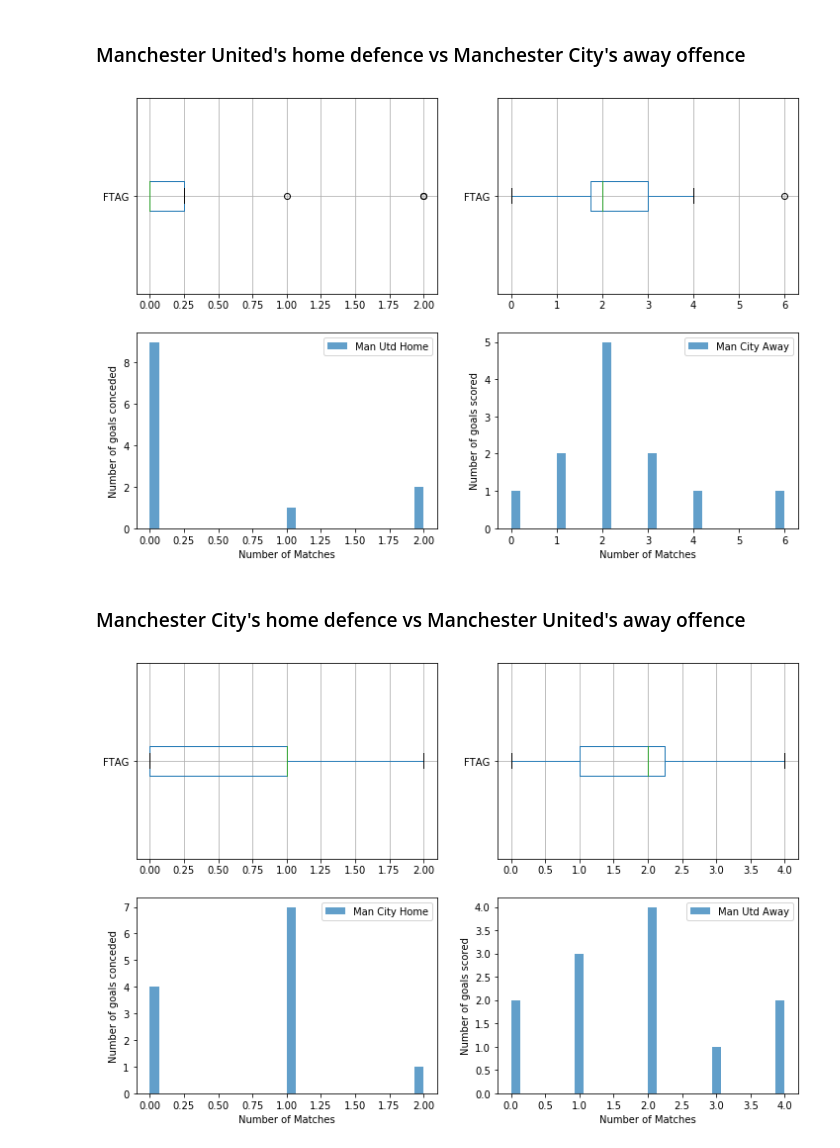
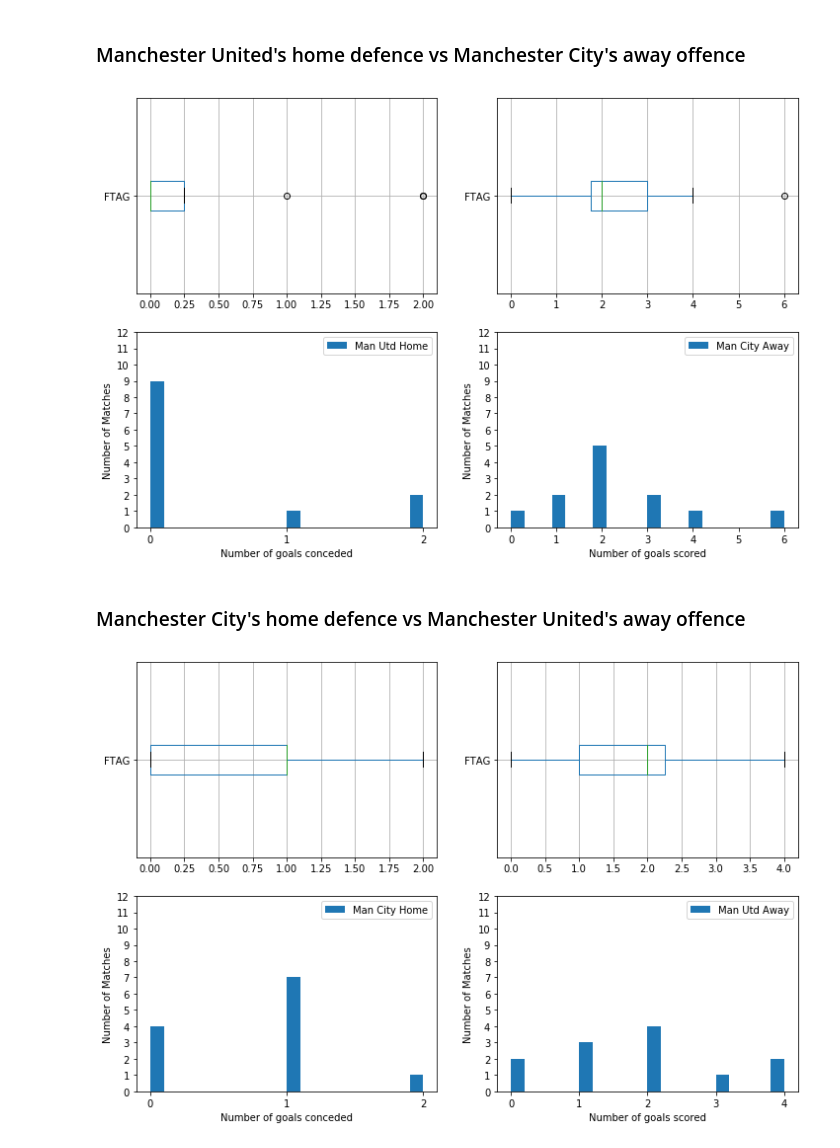
Before and after one commit to redrails/CO3093, a Jupyter notebook: CW1/CW1_mic7/Question_1_mic7.ipynb, the cells around one changed output. Cells and saved outputs as stored; diff of their text form; code cells hidden in the pictures.

```diff
--- a/CW1/CW1_mic7/Question_1_mic7.ipynb
+++ b/CW1/CW1_mic7/Question_1_mic7.ipynb
@@ -146,10 +147,13 @@ def plotstats(stat):
         i.df.boxplot(i.col, vert=False)
         plt.subplot(i.plots[1])
         temp = i.df[i.col].as_matrix()
-        plt.hist(temp, bins=30, alpha=0.7, label=i.glabel)
+        plt.hist(temp, bins=20, alpha=1, label=i.glabel)
         plt.xlabel(i.xlabel)
         plt.ylabel(i.ylabel)
         plt.legend()
+        plt.xticks(np.arange(min(temp), max(temp)+1, 1.0))
+        plt.yticks(np.arange(0, len(temp)+1, 1.0))
+
     plt.show()
 # %% [markdown]
 We can create a simple object to use with the above function because it gives us a dynamic way of displaying information for different teams.
@@ -168,17 +172,17 @@ We can then plot these teams and see how the data looks like. This will help ans
 ### Manchester United's home defence vs Manchester City's away offence
 # %%
 obj = []
-obj.append(PlotObject(teams["ManUnitedHome"], "FTAG", "Man Utd Home", "Number of Matches", "Number of goals conceded", [221,223]))
-obj.append(PlotObject(teams["ManCityAway"], "FTAG", "Man City Away", "Number of Matches", "Number of goals scored", [222,224]))
+obj.append(PlotObject(teams["ManUnitedHome"], "FTAG", "Man Utd Home", "Number of goals conceded", "Number of Matches", [221,223]))
+obj.append(PlotObject(teams["ManCityAway"], "FTAG", "Man City Away", "Number of goals scored", "Number of Matches", [222,224]))
 plotstats(obj)
 # %% [output]
-[figure, old version]
+[figure, new version]
 # %% [markdown]
 ### Manchester City's home defence vs Manchester United's away offence
 # %%
 obj = []
-obj.append(PlotObject(teams["ManCityHome"], "FTAG", "Man City Home", "Number of Matches", "Number of goals conceded", [221, 223]))
-obj.append(PlotObject(teams["ManUnitedAway"], "FTAG", "Man Utd Away", "Number of Matches", "Number of goals scored", [222, 224]))
+obj.append(PlotObject(teams["ManCityHome"], "FTAG", "Man City Home", "Number of goals conceded", "Number of Matches", [221, 223]))
+obj.append(PlotObject(teams["ManUnitedAway"], "FTAG", "Man Utd Away", "Number of goals scored", "Number of Matches", [222, 224]))
 plotstats(obj)
 # %% [output]
-[figure, old version]
+[figure, new version]
```
Also changed, not shown: parts of 1 cell of this notebook, 8 other files.
